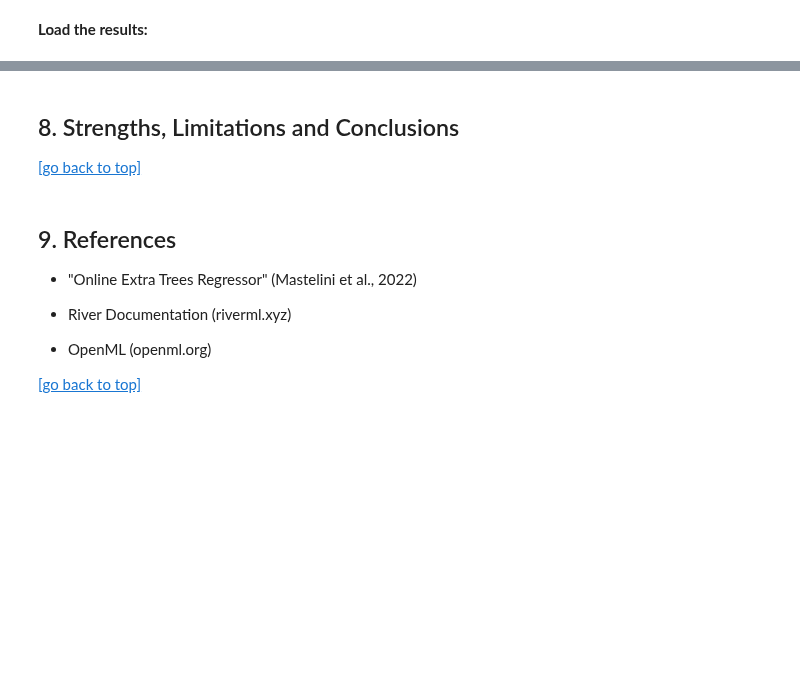
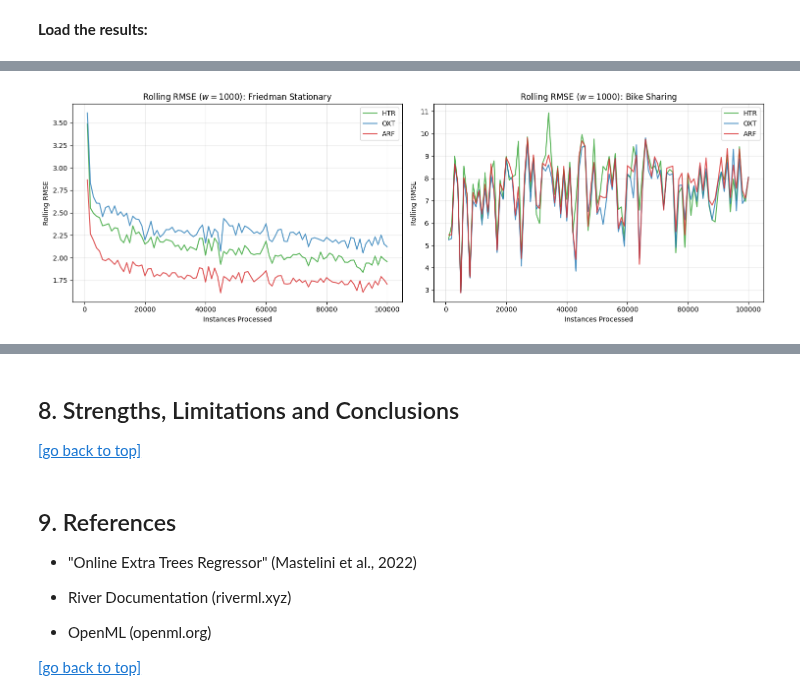
Before and after one commit to antonioromao03/DSM-Online_Extra_Trees_Regressor, a Jupyter notebook: OXT.ipynb, the cells around one changed output, grey strips where cells are left out. Saved outputs shown, nothing was run; the diff lists cells and outputs as text; code cells hidden in the pictures; blank space fills up the shorter version.

Commit message:
Implemented Results Analysis and Discussion

```diff
--- a/OXT.ipynb
+++ b/OXT.ipynb
@@ -370,7 +419,7 @@ OXT's grid spans the parameters that define its distinctive behaviour. ARF's gri
 A few parameters are left out, for principled reasons. OXT's `detection_mode` and the ADWIN $\delta$ values are fixed across configurations because the tuning stream is stationary; no drift signal exists there for the search to exploit. The same logic applies to ARF's drift and warning detectors. OXT's `randomize_tree_depth` is fixed to `False` to keep `max_depth` comparable across ensembles, and `disable_weighted_vote` is fixed to match ARF's `aggregation_method="mean"` so that differences in aggregation do not contaminate the ensemble-to-ensemble comparison.
 # %%
 OXT_GRID = {
-    "n_models": [5, 10, 25, 50],
+    "n_models": [10, 25, 50],
     "max_features": ["sqrt", "log2", 0.5, None],
     "resampling_strategy": ["subbagging", "bagging"],
     "resampling_rate": [0.5, 0.75, 1],
@@ -381,7 +430,7 @@ OXT_GRID = {
 }
 
 ARF_GRID = {
-    "n_models": [5, 10, 25, 50],
+    "n_models": [10, 25, 50],
     "max_features": ["sqrt", "log2", 0.5, None],
     "lambda_value": [1, 6],
     "leaf_prediction": ["mean", "model", "adaptive"],
@@ -667,0 +657,15 @@ HTR: {'grace_period': 100, 'max_depth': 10.0, 'delta': 0.01, 'tau': 0.1, 'leaf_p
+# %%
+tuning_factory_friedman = lambda: load_friedman_stationary(TUNING_PREFIX, seed=TUNING_SEED)
+
+# ensembles: select on the composite Pareto score (respects OXT's tradeoff claim)
+best_oxt_friedman, oxt_search_friedman = tune("OXT", tuning_factory_friedman, selection="pareto")
+best_arf_friedman, arf_search_friedman = tune("ARF", tuning_factory_friedman, selection="pareto")
+
+# single tree: no tradeoff story to respect, RMSE-only is fine
+best_htr_friedman, htr_search_friedman = tune("HTR", tuning_factory_friedman, selection="rmse")
+
+BEST_CFGS_FRIEDMAN = {"OXT": best_oxt_friedman, "ARF": best_arf_friedman, "HTR": best_htr_friedman}
+
+print("\n=== Selected configurations ===")
+for algo, cfg in BEST_CFGS_FRIEDMAN.items():
+    print(f"{algo}: {cfg}")
@@ -733,0 +815,46 @@ This directly highlights the realities of Data Stream Mining: while larger fores
+# %%
+import matplotlib.pyplot as plt
+import pandas as pd
+
+# 1. Evaluate on Friedman Stationary (100,000 instances)
+print("Starting Evaluation on Friedman Stationary...")
+results_stationary = {}
+for algo in ["HTR", "OXT", "ARF"]:
+    print(f" - Evaluating {algo}...")
+    model = build_model(algo, BEST_CFGS_FRIEDMAN[algo], seed=42)
+    stream = load_friedman_stationary(n_instances=100_000, seed=101) # Different seed from tuning
+    results_stationary[algo] = prequential_eval(model, stream, n_instances=100_000)
+
+# 2. Evaluate on Bike Sharing (First 100,000 instances)
+print("\nStarting Evaluation on Bike Sharing...")
+results_bikes = {}
+for algo in ["HTR", "OXT", "ARF"]:
+    print(f" - Evaluating {algo}...")
+    model = build_model(algo, BEST_CFGS_BIKES[algo], seed=42, scale=True)
+    stream = load_bikes()
+    results_bikes[algo] = prequential_eval(model, process_bikes_strict(stream), n_instances=100_000)
+
+# 3. Print Final Accuracy Metrics
+print("\n=== Final Cumulative Metrics ===")
+for dataset_name, results in [("Friedman Stationary", results_stationary), ("Bike Sharing", results_bikes)]:
+    print(f"\nDataset: {dataset_name}")
+    for algo, res in results.items():
+        print(f"{algo} -> RMSE: {res['rmse']:.3f} | MAE: {res['mae']:.3f} | R2: {res['r2']:.3f}")
+
+# 4. Plot Rolling RMSE
+fig, axes = plt.subplots(1, 2, figsize=(15, 5))
+
+for idx, (dataset_name, results) in enumerate([("Friedman Stationary", results_stationary), ("Bike Sharing", results_bikes)]):
+    for algo, color in zip(["HTR", "OXT", "ARF"], ["#2ca02c", "#1f77b4", "#d62728"]):
+        history_df = pd.DataFrame(results[algo]["history"])
+        axes[idx].plot(history_df["step"], history_df["rmse_rolling"], label=f"{algo}", color=color, alpha=0.8)
+
+    axes[idx].set_title(f"Rolling RMSE ($w=1000$): {dataset_name}")
+    axes[idx].set_xlabel("Instances Processed")
+    axes[idx].set_ylabel("Rolling RMSE")
+    axes[idx].legend()
+    axes[idx].grid(True, alpha=0.3)
+
+plt.tight_layout()
+plt.show()
+# %% [output]
@@ -733,0 +878 @@ This directly highlights the realities of Data Stream Mining: while larger fores
+[figure, added]
```
Also changed, not shown: parts of 23 cells of this notebook, 3 other files.
